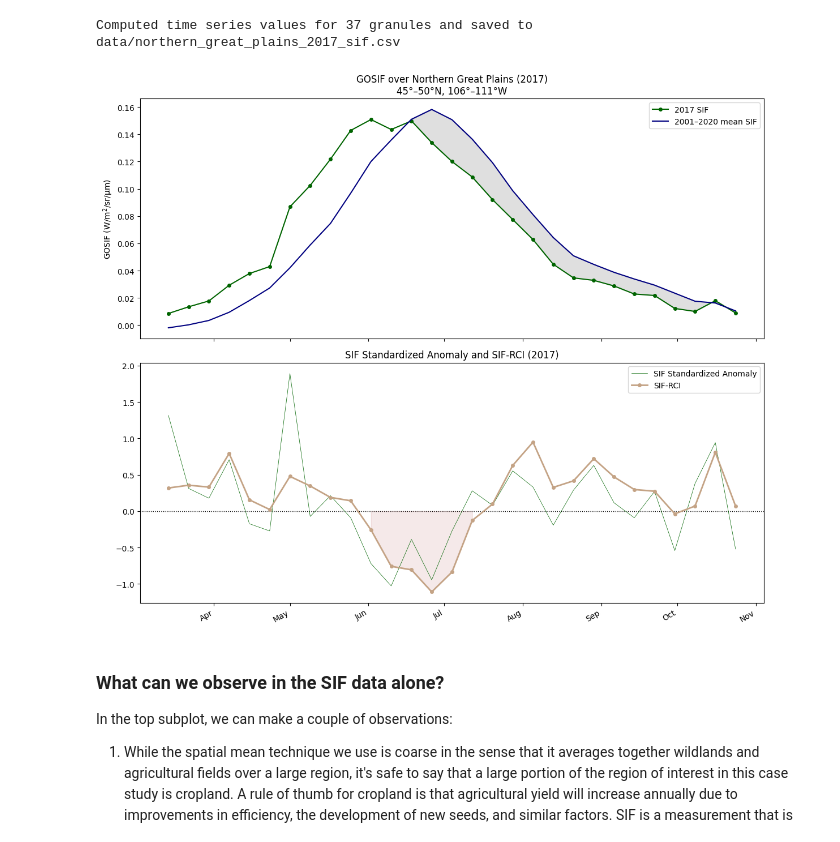
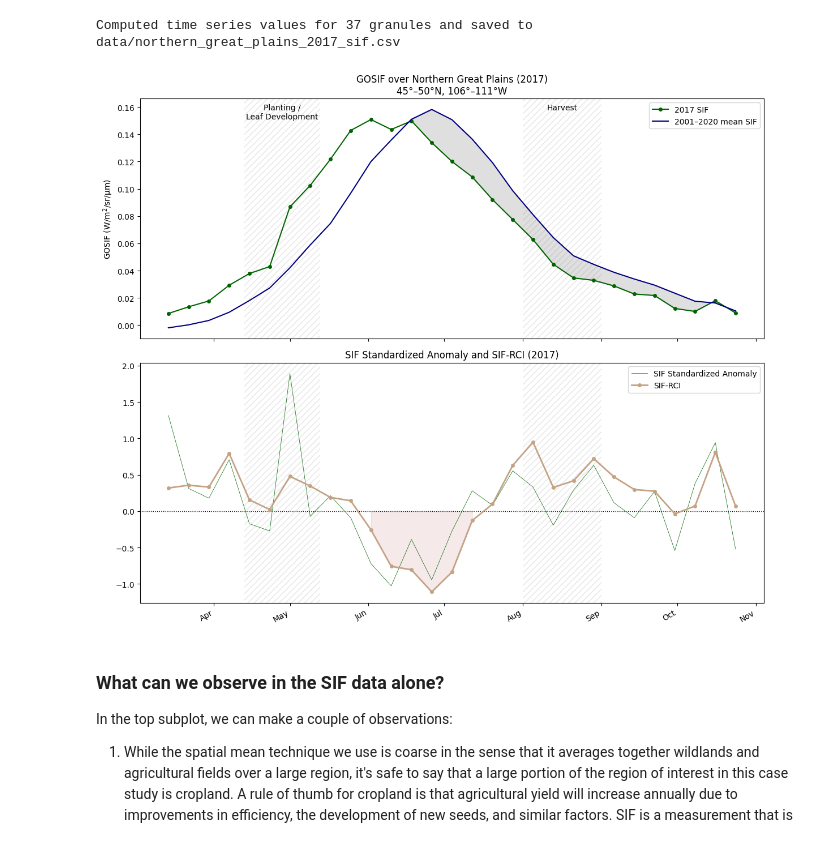
Before and after one commit to asaito333/flash-drought-ARSET, a Jupyter notebook: notebooks/1_drought_indicators.ipynb, the cells around one changed output. Cells and saved outputs as stored; diff of their text form; code cells hidden in the pictures.

```diff
--- a/notebooks/1_drought_indicators.ipynb
+++ b/notebooks/1_drought_indicators.ipynb
@@ -84,7 +84,7 @@ import rasterio
 from rasterio.windows import from_bounds
 
 # Set the filename to use for the time series
-time_series_fname = "northern_great_plains_2017_sif.csv"
+time_series_fname = f"northern_great_plains_{year}_sif.csv"
 # Get the climatology inputs produced by the appendix notebook
 clim_geotiffs = sorted(glob("inputs/sif_increments/GOSIF_dSIF_clim_???.tif"))
 
@@ -204,6 +204,7 @@ import csv
 
 import matplotlib.pyplot as plt
 import matplotlib.dates as mdates
+import matplotlib.transforms as mtransforms
 
 plot_doy_start = 73
 plot_doy_end = 298
@@ -236,34 +237,65 @@ below_mean = [s < (m + 0.005) for s, m in zip(plot_sif, plot_mean_sif)]
 
 # In the second plot, we can highlight the period where the SIF-RCI signal
 # was indicating flash drought, i.e. it was persistently below 0
 flash_drought = [r < -0.05 for r in plot2_sifrci]
 
+# Typical crop calendar for Spring Wheat and Barley in Montana,
+# per the USDA usual planting & harvest dates:
+#   Planting: April 13 – May 13
+#   Harvest:  August 1 – September 1
+# Winter Wheat is planted in September/October but does not leaf out until the
+# following spring
+planting_start, planting_end = datetime(year, 4, 13), datetime(year, 5, 13)
+harvest_start, harvest_end = datetime(year, 8, 1), datetime(year, 9, 1)
+
+
+def add_crop_calendar(ax: plt.Axes, label: bool = True) -> None:
+    """Cross-hatch the usual planting and harvest windows and label them on the plot."""
+    ax.axvspan(planting_start, planting_end, facecolor="none", edgecolor="grey",
+               hatch="///", linewidth=0.0, alpha=0.2, zorder=0)
+    ax.axvspan(harvest_start, harvest_end, facecolor="none", edgecolor="grey",
+               hatch="///", linewidth=0.0, alpha=0.2, zorder=0)
+    if label:
+        # x in data coordinates, y in axes-fraction coordinates
+        trans = mtransforms.blended_transform_factory(ax.transData, ax.transAxes)
+        ax.text(planting_start + (planting_end - planting_start) / 2, 0.98,
+                "Planting /\nLeaf Development", transform=trans, ha="center",
+                va="top", fontsize=10, color="black")
+        ax.text(harvest_start + (harvest_end - harvest_start) / 2, 0.98,
+                "Harvest", transform=trans, ha="center", va="top",
+                fontsize=10, color="black")
+
+
 # Plot the time series as two stacked subplots sharing the same x-axis
 fig, (ax1, ax2) = plt.subplots(2, 1, figsize=(12, 10), sharex=True)
+
+# Shade the crop calendar behind both subplots (labelled on the top subplot only)
+add_crop_calendar(ax1)
+add_crop_calendar(ax2, label=False)
 
 # First subplot: SIF vs. climatological mean
 ax1.plot(plot_dates, plot_sif, marker="o", color="darkgreen", linewidth=1.5, markersize=4, label=f"{year} SIF")
 ax1.plot(plot_dates, plot_mean_sif, color=(0, 0, 0.5), linewidth=1.5, label="2001–2020 mean SIF")
 ax1.fill_between(plot_dates, plot_sif, plot_mean_sif, where=below_mean, color="grey", alpha=0.25) #, label="Below mean")
 ax1.set_ylabel("GOSIF (W/m$^2$/sr/μm)")
 ax1.set_title(f"GOSIF over Northern Great Plains ({year})\n45°–50°N, 106°–111°W")
 ax1.legend()
 
 # Second subplot: SIF Standardized Anomaly (z-score) and SIF-RCI
 ax2.axhline(0, color="black", linestyle=":", linewidth=1)
 ax2.plot(plot_dates, plot2_zscore, color="darkgreen", linewidth=0.5, label="SIF Standardized Anomaly")
 ax2.plot(plot_dates, plot2_sifrci, marker="o", color=(0.77, 0.64, 0.52), linewidth=2, markersize=4, label="SIF-RCI")
 ax2.fill_between(plot_dates, plot2_sifrci, 0, where=flash_drought, color="brown", alpha=0.1)
 ax2.set_title(f"SIF Standardized Anomaly and SIF-RCI ({year})")
 ax2.legend()
 
 ax2.xaxis.set_major_formatter(mdates.DateFormatter("%b"))
 ax2.xaxis.set_major_locator(mdates.MonthLocator())
 fig.autofmt_xdate()
 plt.tight_layout()
 plt.show()
 # %% [output]
-[figure, old version]
+[figure, new version]
 # %% [markdown]
 ### What can we observe in the SIF data alone?
 In the top subplot, we can make a couple of observations:
```
Also changed, not shown: parts of 2 cells of this notebook, 2 other files.
